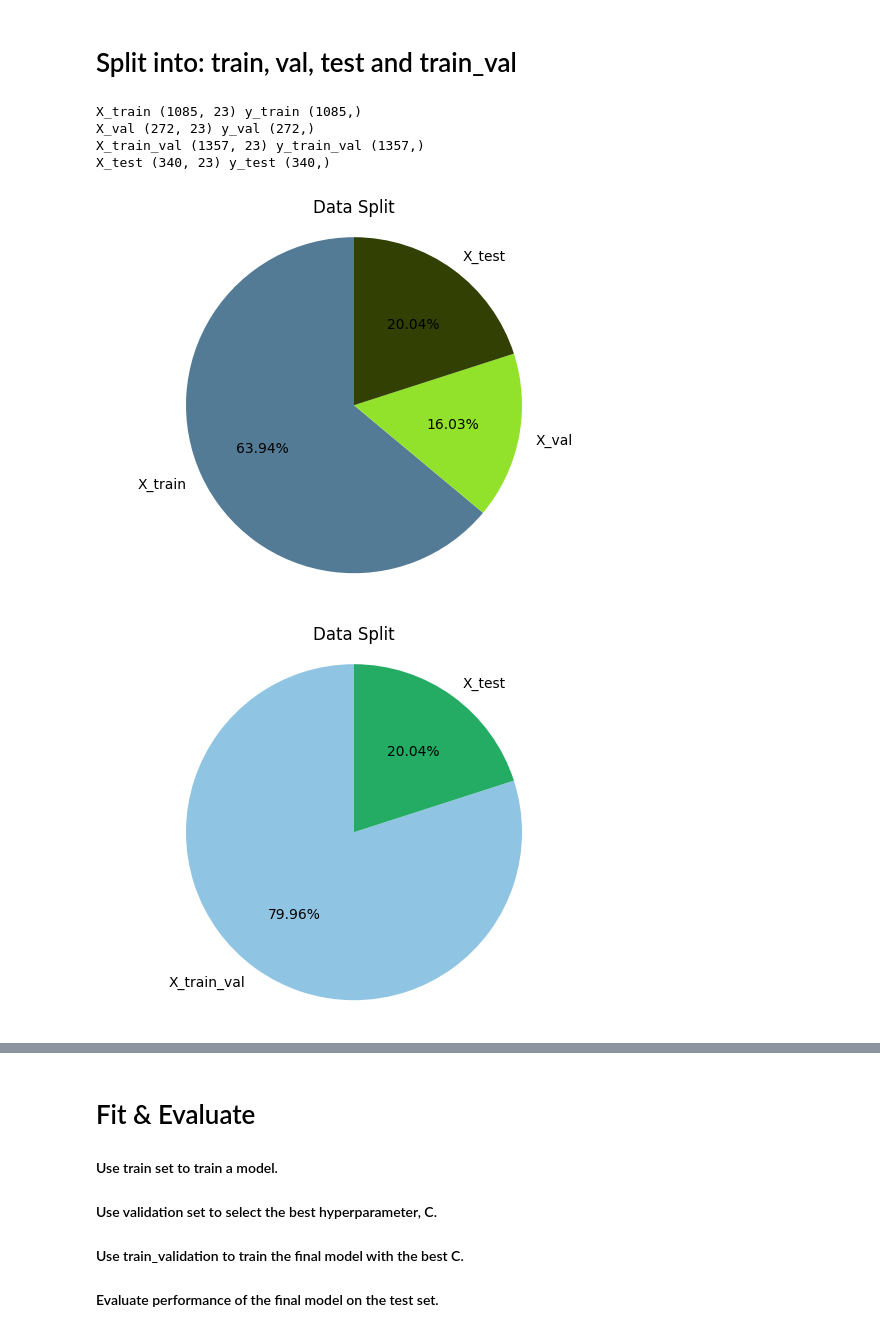
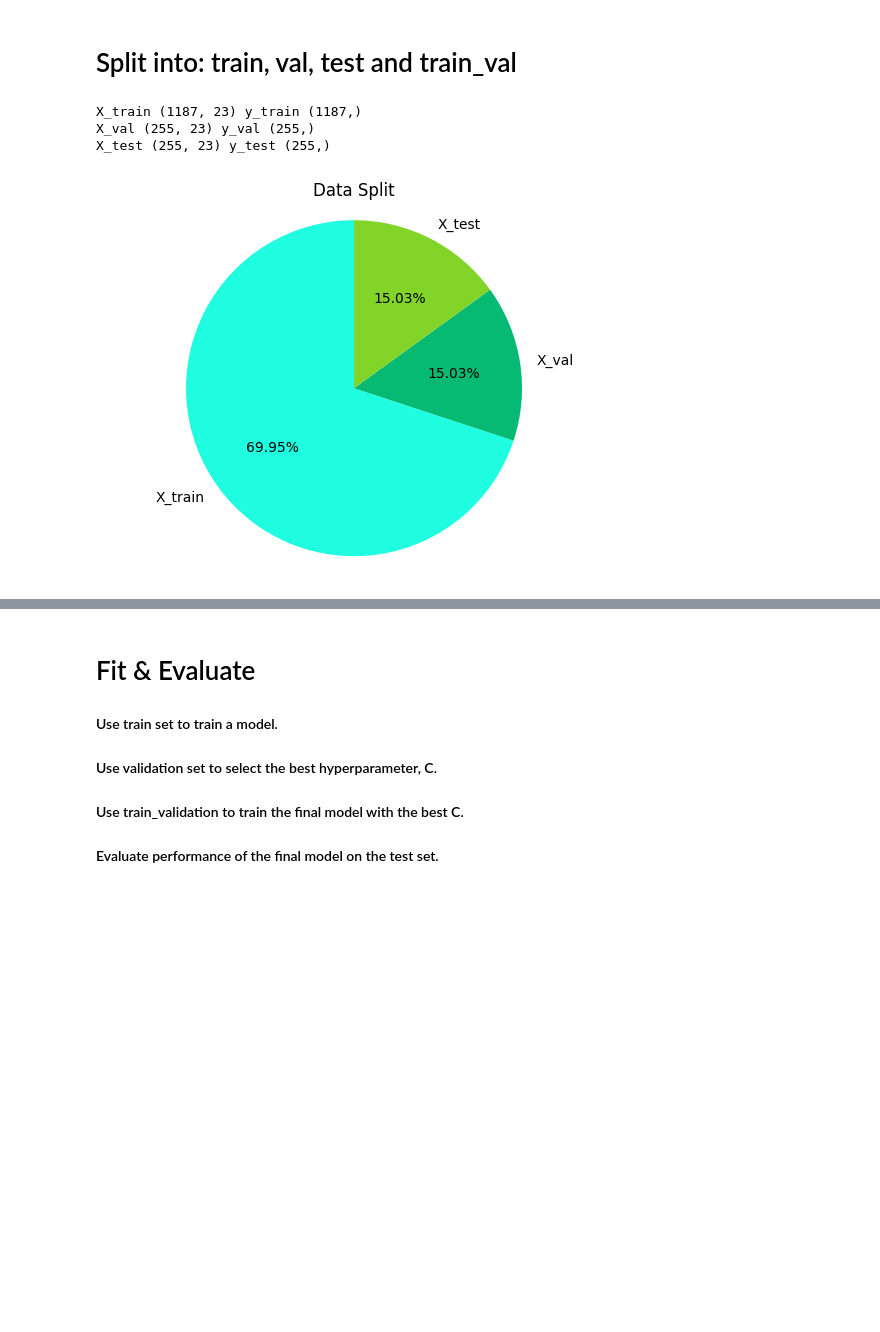
Before and after one commit to aruuuke/CreditRisk, a Jupyter notebook: LogisticRegression.ipynb, the cells around one changed output, grey strips where cells are left out. Saved outputs shown, nothing was run; the diff lists cells and outputs as text; code cells hidden in the pictures; blank space fills up the shorter version.

```diff
--- a/LogisticRegression.ipynb
+++ b/LogisticRegression.ipynb
@@ -237,14 +238,14 @@ def split(X,y,test_size):
-# %%
-X_train, y_train, X_val, y_val, X_train_val, y_train_val,X_test, y_test = split(X,y,0.2)
-visualize_split([X_train,X_val,X_test ], ["X_train","X_val","X_test"])
-visualize_split([X_train_val,X_test ], ["X_train_val","X_test"])
-# %% [output]
-X_train (1085, 23) y_train (1085,)
-X_val (272, 23) y_val (272,)
-X_train_val (1357, 23) y_train_val (1357,)
-X_test (340, 23) y_test (340,)
-[figure, removed]
-[figure, removed]
+# %%
+# X_train, y_train, X_val, y_val, X_train_val, y_train_val,X_test, y_test = split(X,y,0.2)
+X_train, y_train, X_val, y_val,X_test, y_test = split(X,y,0.3)
+
+visualize_split([X_train,X_val,X_test ], ["X_train","X_val","X_test"])
+# visualize_split([X_train_val,X_test ], ["X_train_val","X_test"])
+# %% [output]
+X_train (1187, 23) y_train (1187,)
+X_val (255, 23) y_val (255,)
+X_test (255, 23) y_test (255,)
+[figure, added]
 # %%
 # standard scaled sets
 standard_scaler = StandardScaler()
```
Also changed, not shown: parts of 6 cells of this notebook.
